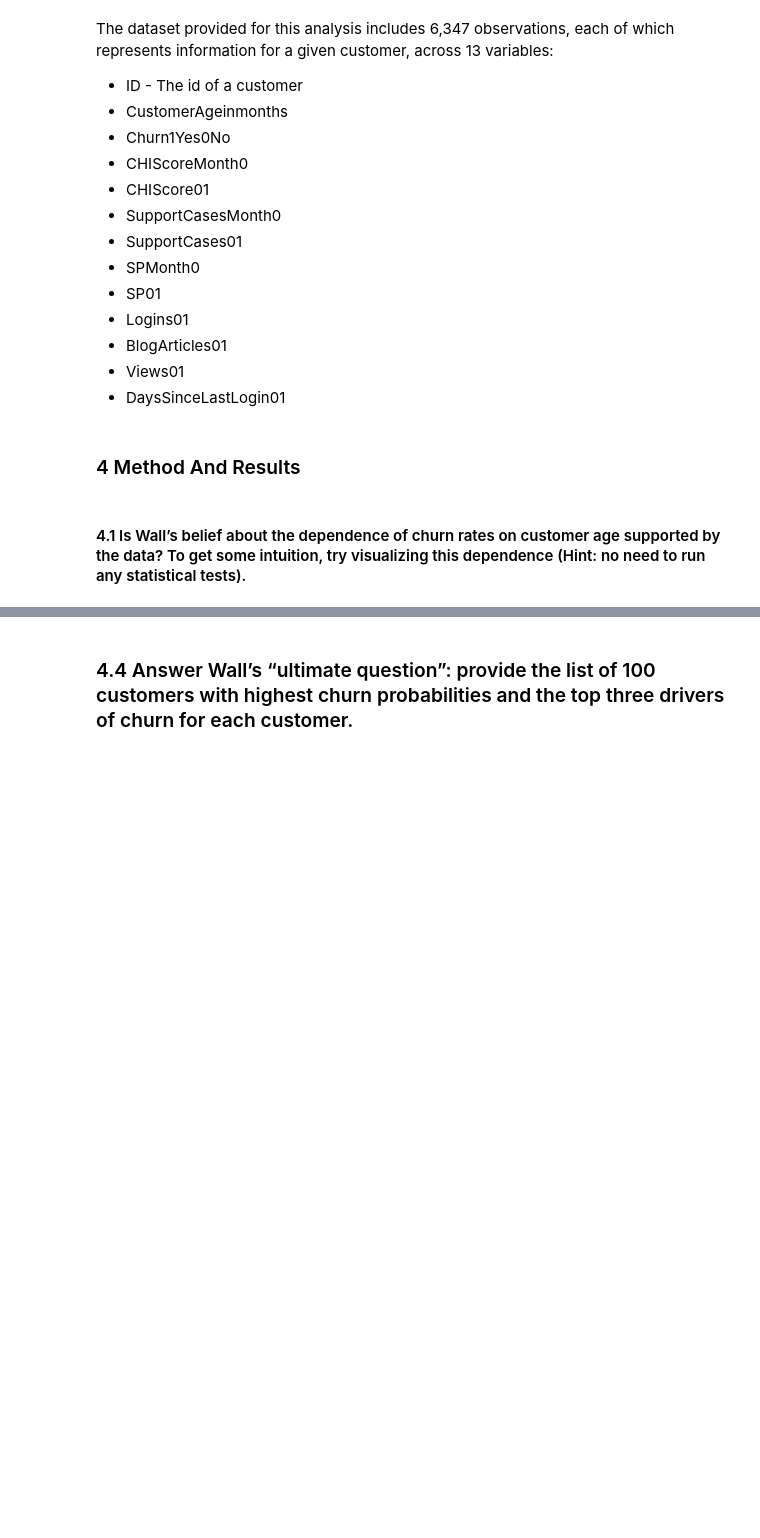
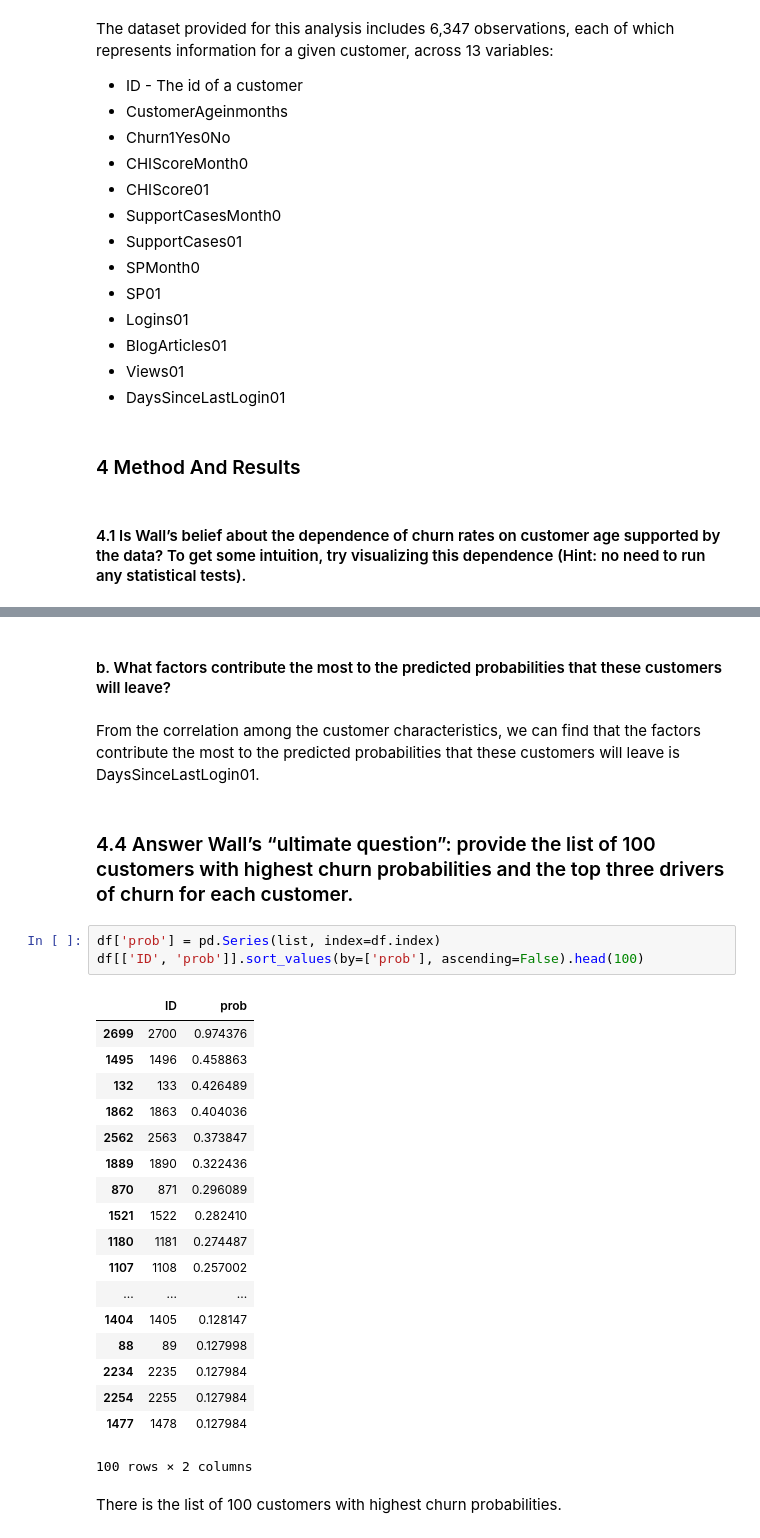
Before and after one commit to PeilinzhongZ/CaseStudy, a Jupyter notebook: report.ipynb, the cells around one changed output, grey strips where cells are left out. Saved outputs shown, nothing was run; the diff lists cells and outputs as text; blank space fills up the shorter version.

```diff
--- a/report.ipynb
+++ b/report.ipynb
@@ -129,2 +258,30 @@ Now, we can updated estimates of probabilities that Customers 672, 354, and 5,20
+# %% [markdown]
+#### b. What factors contribute the most to the predicted probabilities that these customers will leave?
+# %% [markdown]
+From the correlation among the customer characteristics, we can find that the factors contribute the most to the predicted probabilities that these customers will leave is DaysSinceLastLogin01.
 # %% [markdown]
 ### 4.4 Answer Wall’s “ultimate question”: provide the list of 100 customers with highest churn probabilities and the top three drivers of churn for each customer.
+# %%
+df['prob'] = pd.Series(list, index=df.index)
+df[['ID', 'prob']].sort_values(by=['prob'], ascending=False).head(100)
+# %% [output]
+|  | ID | prob |
+| 2699 | 2700 | 0.974376 |
+| 1495 | 1496 | 0.458863 |
+| 132 | 133 | 0.426489 |
+| 1862 | 1863 | 0.404036 |
+| 2562 | 2563 | 0.373847 |
+| 1889 | 1890 | 0.322436 |
+| 870 | 871 | 0.296089 |
+| 1521 | 1522 | 0.282410 |
+| 1180 | 1181 | 0.274487 |
+| 1107 | 1108 | 0.257002 |
+| ... | ... | ... |
+| 1404 | 1405 | 0.128147 |
+| 88 | 89 | 0.127998 |
+| 2234 | 2235 | 0.127984 |
+| 2254 | 2255 | 0.127984 |
+| 1477 | 1478 | 0.127984 |
+100 rows × 2 columns
+# %% [markdown]
+There is the list of 100 customers with highest churn probabilities.
```
Also changed, not shown: parts of 23 cells of this notebook.
